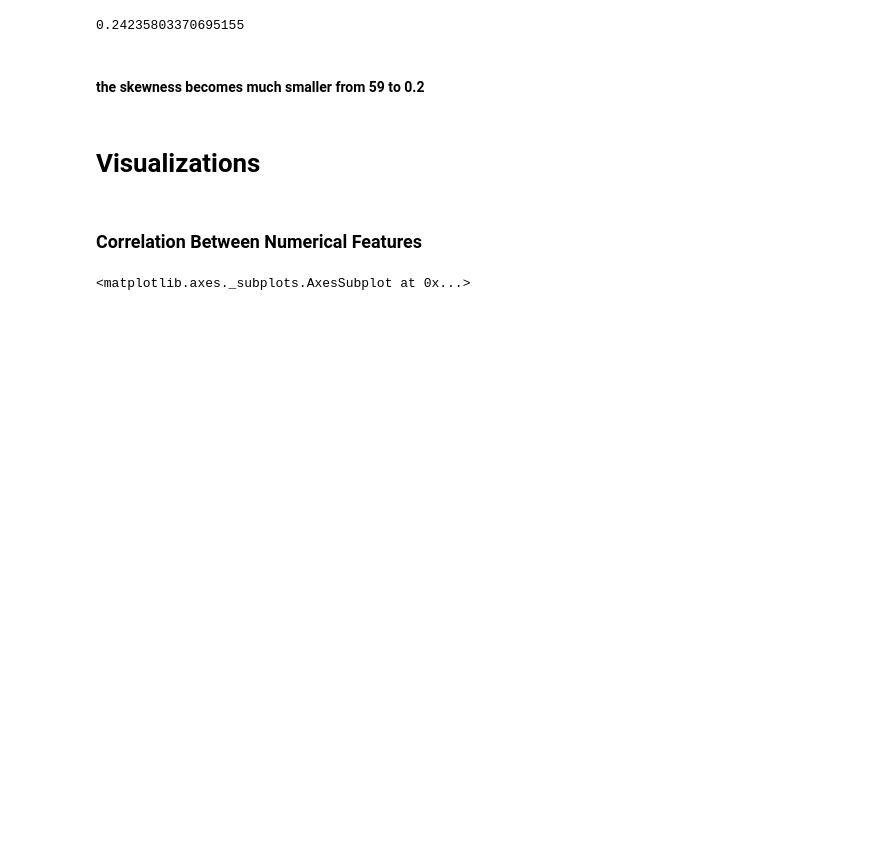
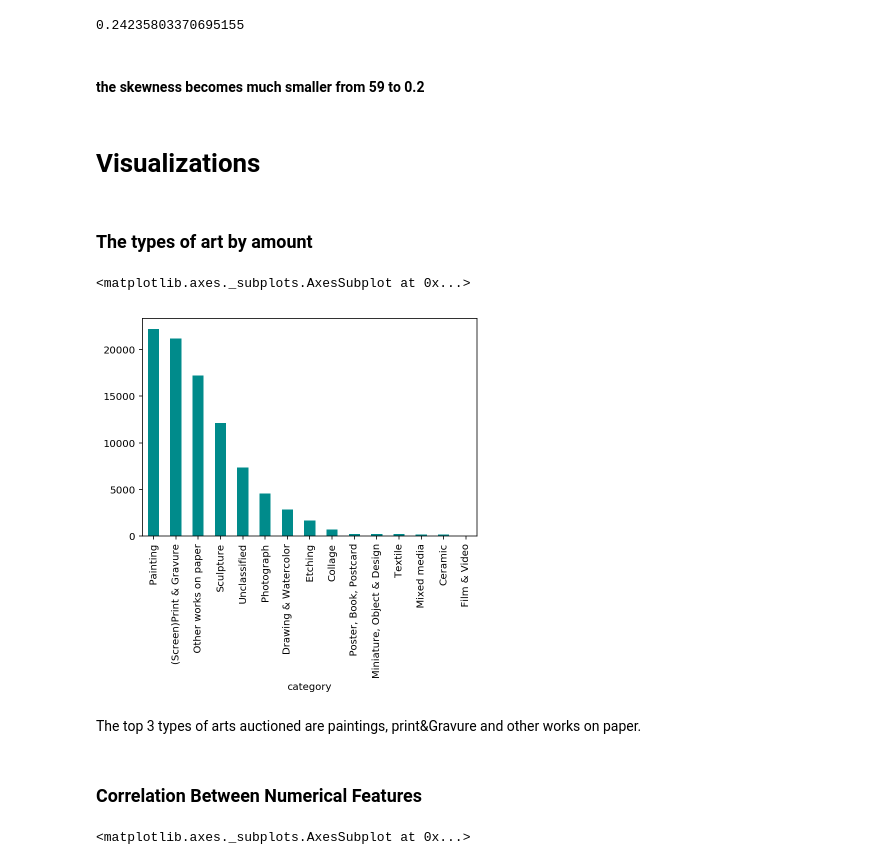
Before and after one commit to choutinezhou/Arthena, a Jupyter notebook: data_science_problem_choutineZhou.ipynb, the cells around one changed output. Drawn from its saved outputs; the diff is of its cells as text; code cells hidden in the pictures; blank space fills up the shorter version.

```diff
--- a/data_science_problem_choutineZhou.ipynb
+++ b/data_science_problem_choutineZhou.ipynb
@@ -182,6 +182,15 @@ np.log(df_1.hammer_price).skew()
 df_1['log_price'] = np.log(df_1.hammer_price)
 # %% [markdown]
 # Visualizations
+# %% [markdown]
+### The types of art by amount
+# %%
+df_1.groupby('category')['category'].count().sort_values(ascending=False).plot.bar(color="darkcyan")
+# %% [output]
+<matplotlib.axes._subplots.AxesSubplot at 0x...>
+[figure, added]
+# %% [markdown]
+The top 3 types of arts auctioned are paintings, print&Gravure and other works on paper.
 # %% [markdown]
 ### Correlation Between Numerical Features
 # %%
```
Also changed, not shown: parts of 6 cells of this notebook.
